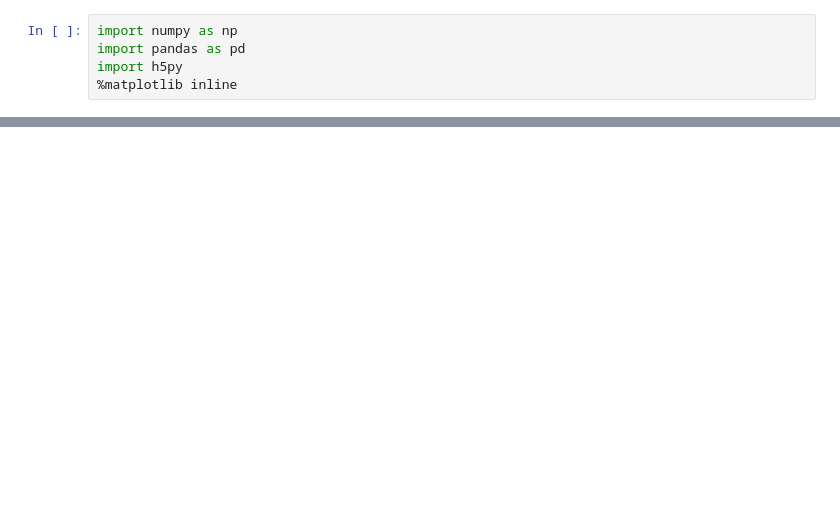
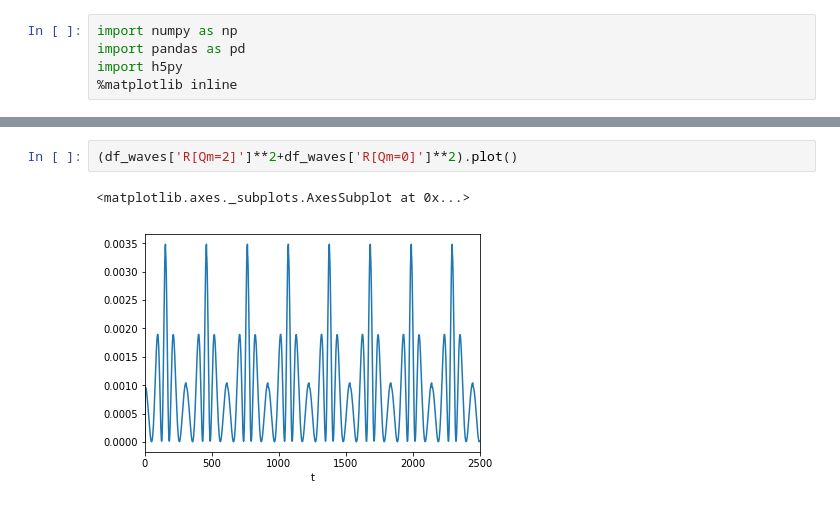
Before and after one commit to pablogalaviz/PostNewton3BP, a Jupyter notebook: utils/Analysis.ipynb, the cells around one changed output, grey strips where cells are left out. Saved outputs shown, nothing was run; the diff lists cells and outputs as text; blank space fills up the shorter version.

```diff
--- a/utils/Analysis.ipynb
+++ b/utils/Analysis.ipynb
@@ -78,0 +73,5 @@ h5file['0']['position'].attrs['dim'][0]
+# %%
+(df_waves['R[Qm=2]']**2+df_waves['R[Qm=0]']**2).plot()
+# %% [output]
+<matplotlib.axes._subplots.AxesSubplot at 0x...>
+[figure, added]
```
Also changed, not shown: parts of 12 cells of this notebook, 5 other files.
